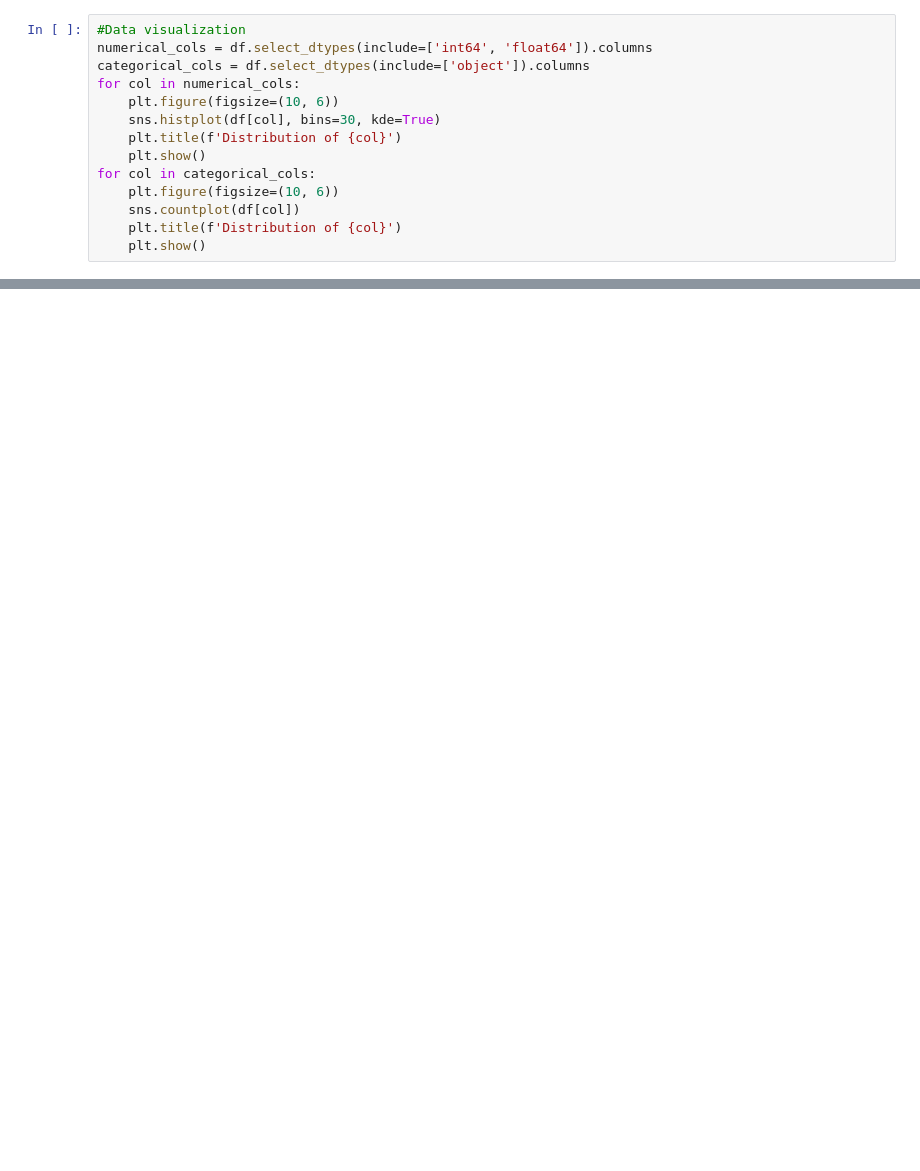
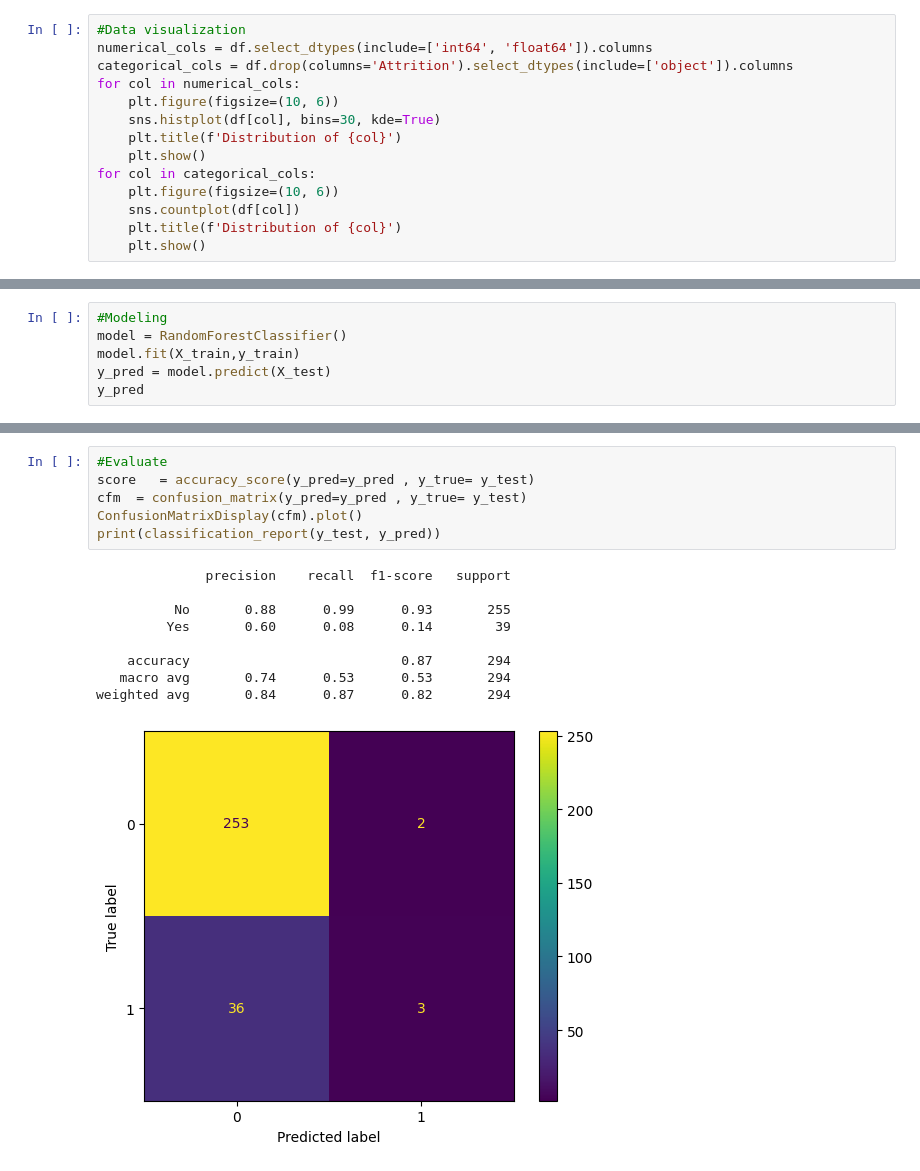
Before and after one commit to n2khanh/Employee-Attrition, a Jupyter notebook: notebooks/EDA_and_Modeling.ipynb, the cells around one changed output, grey strips where cells are left out. Saved outputs shown, nothing was run; the diff lists cells and outputs as text; blank space fills up the shorter version.

Commit message:
Update EDA and modeling notebook with new imports, execution counts, and evaluation metrics. Added hyperparameter tuning using GridSearchCV and updated confusion matrix visualization.

```diff
--- a/notebooks/EDA_and_Modeling.ipynb
+++ b/notebooks/EDA_and_Modeling.ipynb
@@ -46,7 +46,7 @@ memory usage: 402.1+ KB
 # %%
 #Data visualization
 numerical_cols = df.select_dtypes(include=['int64', 'float64']).columns
-categorical_cols = df.select_dtypes(include=['object']).columns
+categorical_cols = df.drop(columns='Attrition').select_dtypes(include=['object']).columns
 for col in numerical_cols:
     plt.figure(figsize=(10, 6))
     sns.histplot(df[col], bins=30, kde=True)
@@ -101,0 +140,6 @@ for col in categorical_cols:
+# %%
+#Modeling
+model = RandomForestClassifier()
+model.fit(X_train,y_train)
+y_pred = model.predict(X_test)
+y_pred
@@ -101,0 +164,16 @@ for col in categorical_cols:
+# %%
+#Evaluate
+score   = accuracy_score(y_pred=y_pred , y_true= y_test)
+cfm  = confusion_matrix(y_pred=y_pred , y_true= y_test)
+ConfusionMatrixDisplay(cfm).plot()
+print(classification_report(y_test, y_pred))
+# %% [output]
+              precision    recall  f1-score   support
+
+          No       0.88      0.99      0.93       255
+         Yes       0.60      0.08      0.14        39
+
+    accuracy                           0.87       294
+   macro avg       0.74      0.53      0.53       294
+weighted avg       0.84      0.87      0.82       294
+[figure, added]
```
Also changed, not shown: parts of 8 cells of this notebook.
